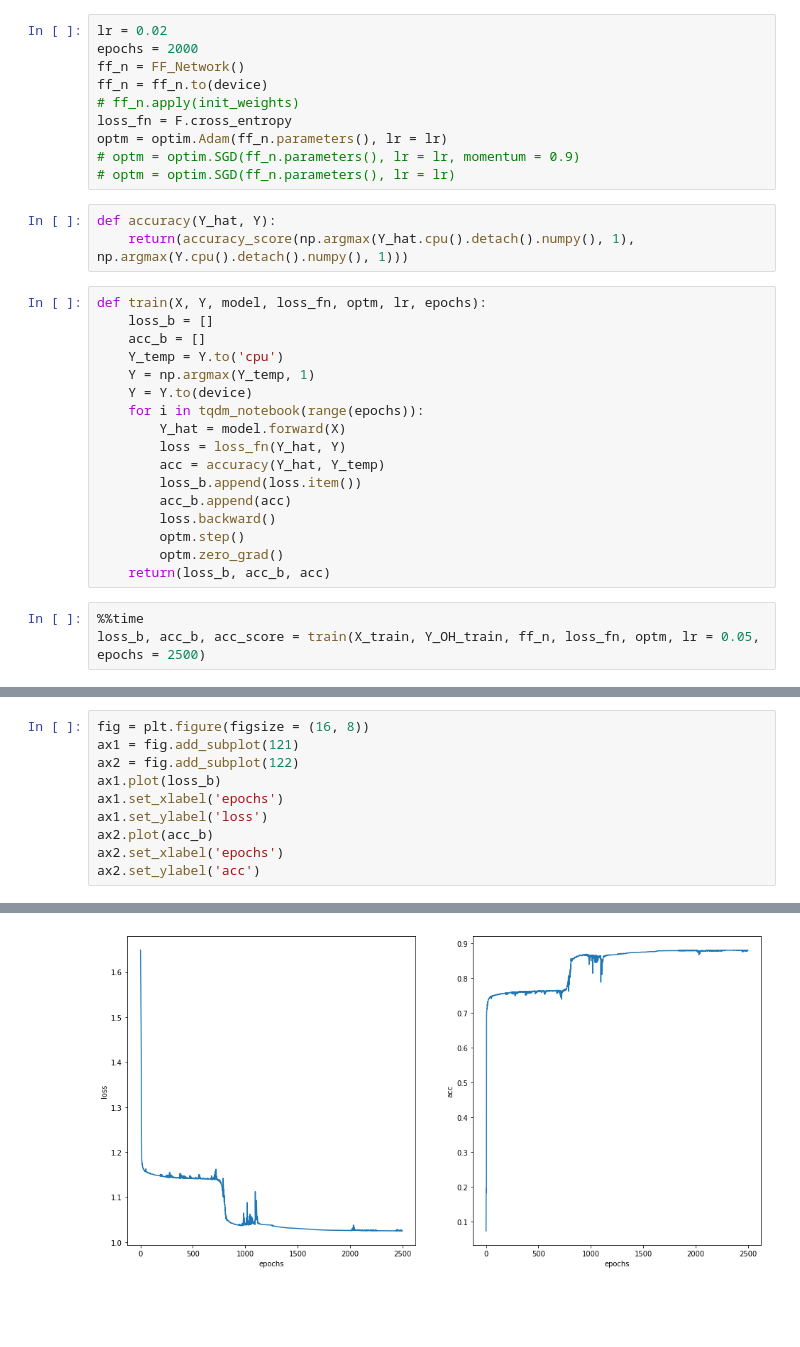
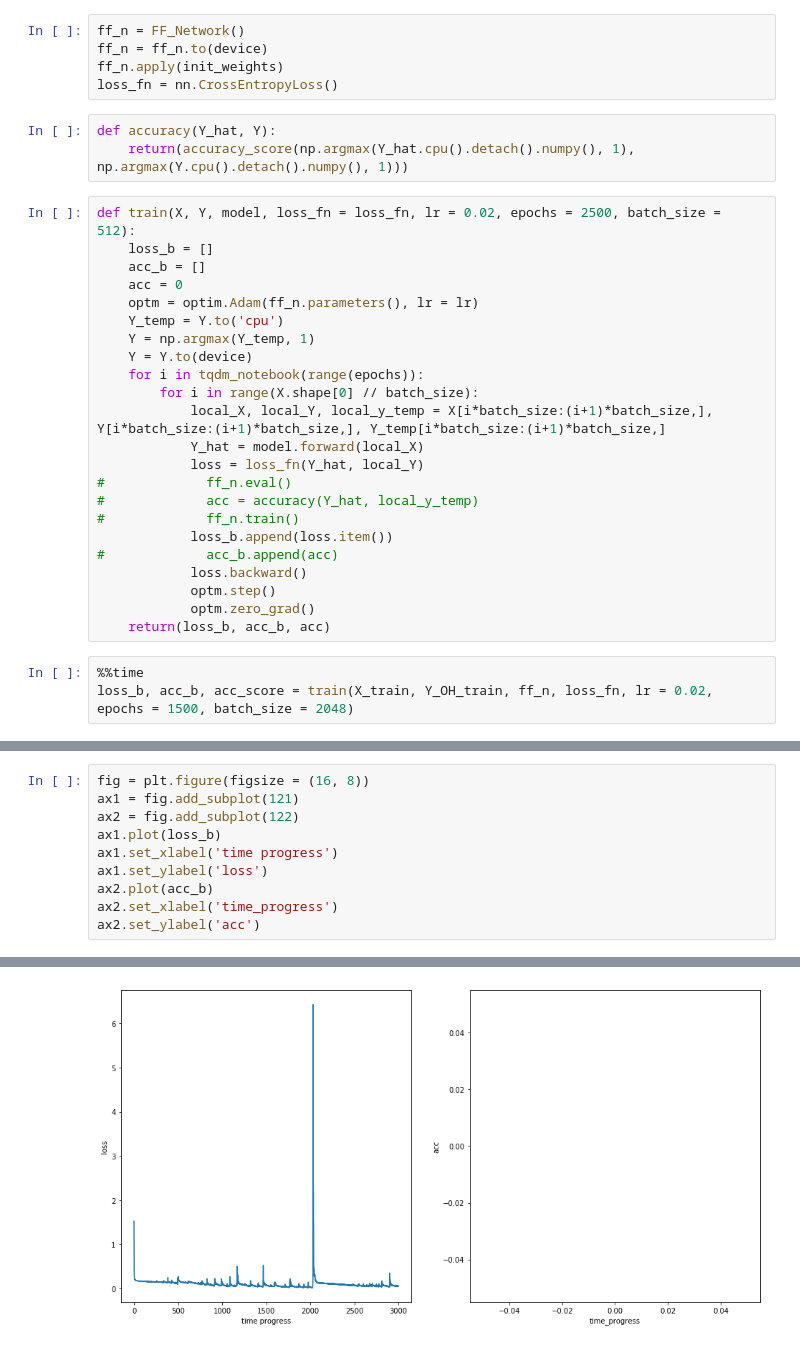
Before and after one commit to SriramPingali/Chem-Learning-Challenge, a Jupyter notebook: Chem_Learning.ipynb, the cells around one changed output, grey strips where cells are left out. Saved outputs shown, nothing was run; the diff lists cells and outputs as text; blank space fills up the shorter version.

```diff
--- a/Chem_Learning.ipynb
+++ b/Chem_Learning.ipynb
@@ -107,36 +149,37 @@ def init_weights(m):
         m.bias.data.fill_(0.01)
-# %%
-lr = 0.02
-epochs = 2000
-ff_n = FF_Network()
-ff_n = ff_n.to(device)
-# ff_n.apply(init_weights)
-loss_fn = F.cross_entropy
-optm = optim.Adam(ff_n.parameters(), lr = lr)
-# optm = optim.SGD(ff_n.parameters(), lr = lr, momentum = 0.9)
-# optm = optim.SGD(ff_n.parameters(), lr = lr)
+# %%
+ff_n = FF_Network()
+ff_n = ff_n.to(device)
+ff_n.apply(init_weights)
+loss_fn = nn.CrossEntropyLoss()
 # %%
 def accuracy(Y_hat, Y):
     return(accuracy_score(np.argmax(Y_hat.cpu().detach().numpy(), 1), np.argmax(Y.cpu().detach().numpy(), 1)))
 # %%
-def train(X, Y, model, loss_fn, optm, lr, epochs):
+def train(X, Y, model, loss_fn = loss_fn, lr = 0.02, epochs = 2500, batch_size = 512):
     loss_b = []
     acc_b = []
+    acc = 0
+    optm = optim.Adam(ff_n.parameters(), lr = lr)
     Y_temp = Y.to('cpu')
     Y = np.argmax(Y_temp, 1)
     Y = Y.to(device)
     for i in tqdm_notebook(range(epochs)):
-        Y_hat = model.forward(X)
-        loss = loss_fn(Y_hat, Y)
-        acc = accuracy(Y_hat, Y_temp)
-        loss_b.append(loss.item())
-        acc_b.append(acc)
-        loss.backward()
-        optm.step()
-        optm.zero_grad()
+        for i in range(X.shape[0] // batch_size):
+            local_X, local_Y, local_y_temp = X[i*batch_size:(i+1)*batch_size,], Y[i*batch_size:(i+1)*batch_size,], Y_temp[i*batch_size:(i+1)*batch_size,]
+            Y_hat = model.forward(local_X)
+            loss = loss_fn(Y_hat, local_Y)
+#             ff_n.eval()
+#             acc = accuracy(Y_hat, local_y_temp)
+#             ff_n.train()
+            loss_b.append(loss.item())
+#             acc_b.append(acc)
+            loss.backward()
+            optm.step()
+            optm.zero_grad()
     return(loss_b, acc_b, acc)
 # %%
 %%time
-loss_b, acc_b, acc_score = train(X_train, Y_OH_train, ff_n, loss_fn, optm, lr = 0.05, epochs = 2500)
+loss_b, acc_b, acc_score = train(X_train, Y_OH_train, ff_n, loss_fn, lr = 0.02, epochs = 1500, batch_size = 2048)
 # %% [output]
 [interactive output not drawn]
@@ -144,13 +187,13 @@ Wall time: 21.7 s
 # %%
 fig = plt.figure(figsize = (16, 8))
 ax1 = fig.add_subplot(121)
 ax2 = fig.add_subplot(122)
 ax1.plot(loss_b)
-ax1.set_xlabel('epochs')
+ax1.set_xlabel('time progress')
 ax1.set_ylabel('loss')
 ax2.plot(acc_b)
-ax2.set_xlabel('epochs')
+ax2.set_xlabel('time_progress')
 ax2.set_ylabel('acc')
 # %% [output]
 Text(0, 0.5, 'acc')
-[figure, old version]
+[figure, new version]
```
Also changed, not shown: parts of 37 cells of this notebook.
